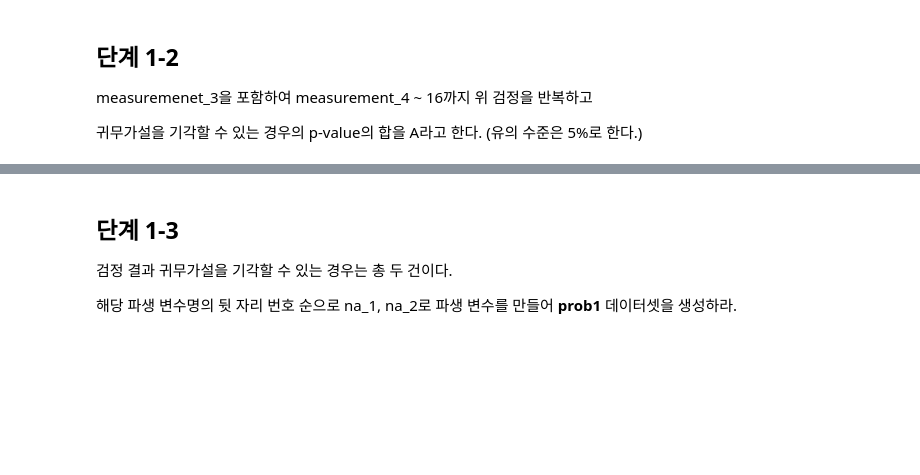
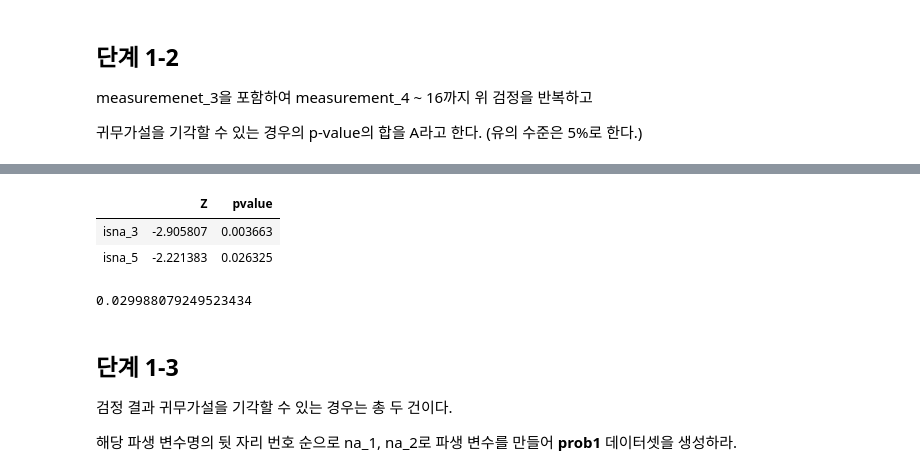
Before and after one commit to isaacoo/DS_lv3_2512_2, a Jupyter notebook: sec_ds_lv3_prob1_prob.ipynb, the cells around one changed output, grey strips where cells are left out. Drawn from its saved outputs; the diff is of its cells as text; code cells hidden in the pictures; blank space fills up the shorter version.

```diff
--- a/sec_ds_lv3_prob1_prob.ipynb
+++ b/sec_ds_lv3_prob1_prob.ipynb
@@ -336,3 +434,13 @@ measuremenet_3을 포함하여 measurement_4 ~ 16까지 위 검정을 반복하
+# %%
+# 귀무가설을 기각할 수 있는 경우의 p-value의 합을 A라고 한다. (유의 수준은 5%로 한다.)
+display(df_ztest.query('pvalue < 0.05'))
+A = df_ztest.query('pvalue < 0.05')['pvalue'].sum()
+A
+# %% [output]
+|  | Z | pvalue |
+| isna_3 | -2.905807 | 0.003663 |
+| isna_5 | -2.221383 | 0.026325 |
+0.029988079249523434
 # %% [markdown]
 ## 단계 1-3
 
```
Also changed, not shown: parts of 17 cells of this notebook.
